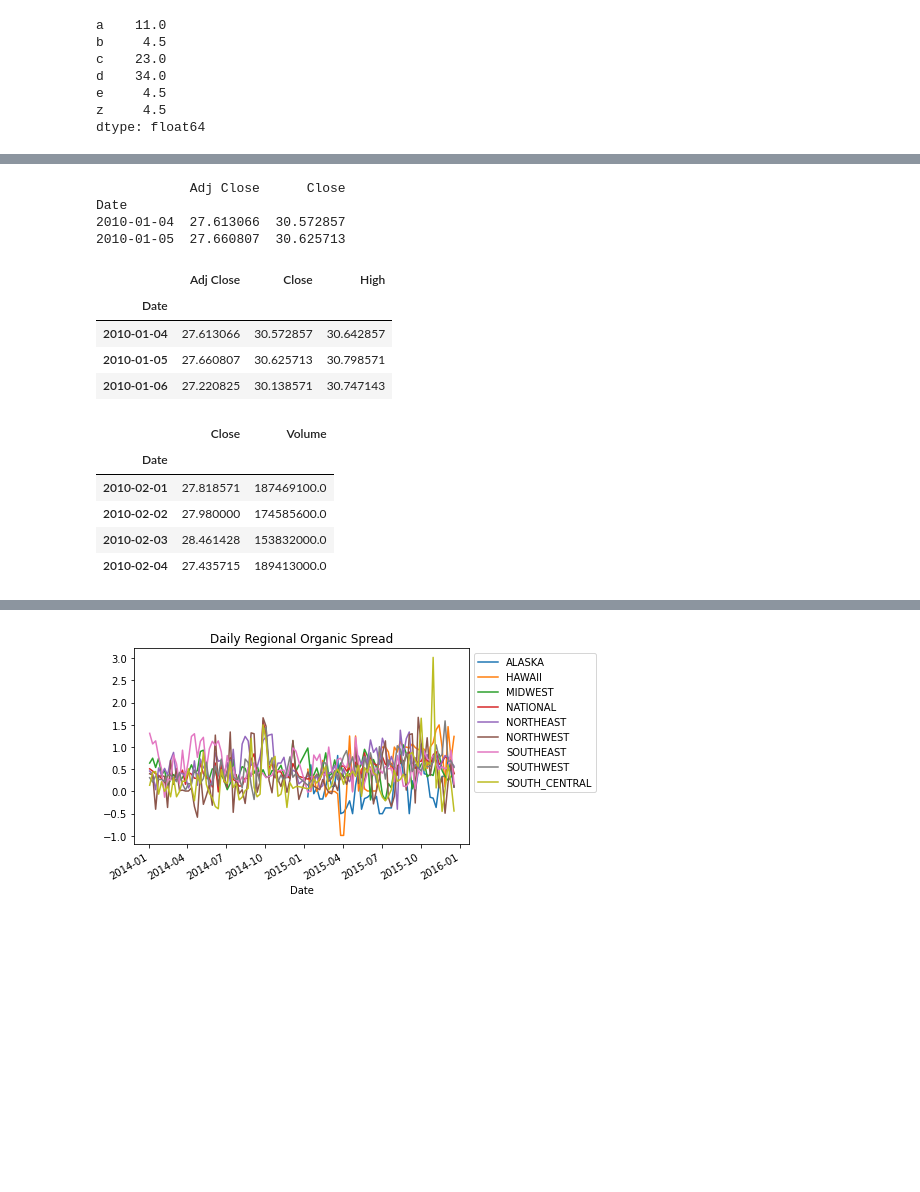
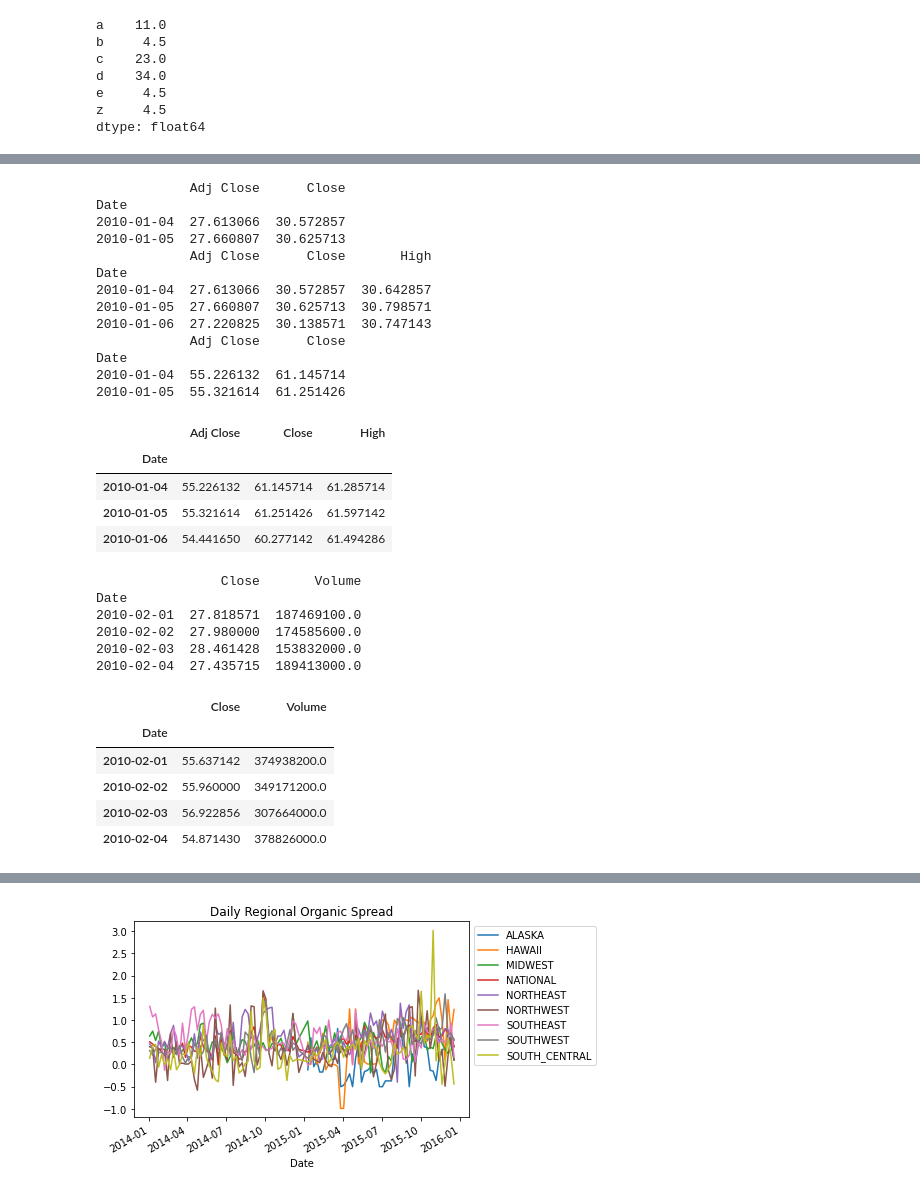
Before and after one commit to Klalvarezm/AlgorithmsUN2020II, a Jupyter notebook: klalvarezmscottsanderson.ipynb, the cells around one changed output, grey strips where cells are left out. Saved outputs shown, nothing was run; the diff lists cells and outputs as text; code cells hidden in the pictures; blank space fills up the shorter version.

```diff
--- a/klalvarezmscottsanderson.ipynb
+++ b/klalvarezmscottsanderson.ipynb
@@ -906,5 +906,7 @@ z     4.5
 dtype: float64
 # %%
 aapl = pd.read_csv('https://raw.githubusercontent.com/ssanderson/pydata-toolbox/master/notebooks/AAPL.csv', parse_dates=['Date'], index_col='Date')
-aapl.head()
+print(aapl.head())
+aapl2=aapl*2
+aapl2.head()
 # %% [output]
@@ -918,24 +927,42 @@ aapl.head()
 # %%
 print(aapl.iloc[:2, :2])
-aapl.iloc[:3, :3]
+print(aapl.iloc[:3, :3])
+print(aapl2.iloc[:2, :2])
+aapl2.iloc[:3, :3]
 # %% [output]
             Adj Close      Close
 Date
 2010-01-04  27.613066  30.572857
 2010-01-05  27.660807  30.625713
+            Adj Close      Close       High
+Date
+2010-01-04  27.613066  30.572857  30.642857
+2010-01-05  27.660807  30.625713  30.798571
+2010-01-06  27.220825  30.138571  30.747143
+            Adj Close      Close
+Date
+2010-01-04  55.226132  61.145714
+2010-01-05  55.321614  61.251426
 |  | Adj Close | Close | High |
 | Date |  |  |  |
-| 2010-01-04 | 27.613066 | 30.572857 | 30.642857 |
-| 2010-01-05 | 27.660807 | 30.625713 | 30.798571 |
-| 2010-01-06 | 27.220825 | 30.138571 | 30.747143 |
+| 2010-01-04 | 55.226132 | 61.145714 | 61.285714 |
+| 2010-01-05 | 55.321614 | 61.251426 | 61.597142 |
+| 2010-01-06 | 54.441650 | 60.277142 | 61.494286 |
 # %%
-aapl.loc[pd.Timestamp('2010-02-01'):pd.Timestamp('2010-02-04'), ['Close', 'Volume']]
+print(aapl.loc[pd.Timestamp('2010-02-01'):pd.Timestamp('2010-02-04'), ['Close', 'Volume']])
+aapl2.loc[pd.Timestamp('2010-02-01'):pd.Timestamp('2010-02-04'), ['Close', 'Volume']]
 # %% [output]
+                Close       Volume
+Date
+2010-02-01  27.818571  187469100.0
+2010-02-02  27.980000  174585600.0
+2010-02-03  28.461428  153832000.0
+2010-02-04  27.435715  189413000.0
 |  | Close | Volume |
 | Date |  |  |
-| 2010-02-01 | 27.818571 | 187469100.0 |
-| 2010-02-02 | 27.980000 | 174585600.0 |
-| 2010-02-03 | 28.461428 | 153832000.0 |
-| 2010-02-04 | 27.435715 | 189413000.0 |
+| 2010-02-01 | 55.637142 | 374938200.0 |
+| 2010-02-02 | 55.960000 | 349171200.0 |
+| 2010-02-03 | 56.922856 | 307664000.0 |
+| 2010-02-04 | 54.871430 | 378826000.0 |
 # %%
 aapl.rolling(5)[['Close', 'Adj Close']].mean().plot();
```
Also changed, not shown: parts of 10 cells of this notebook.
